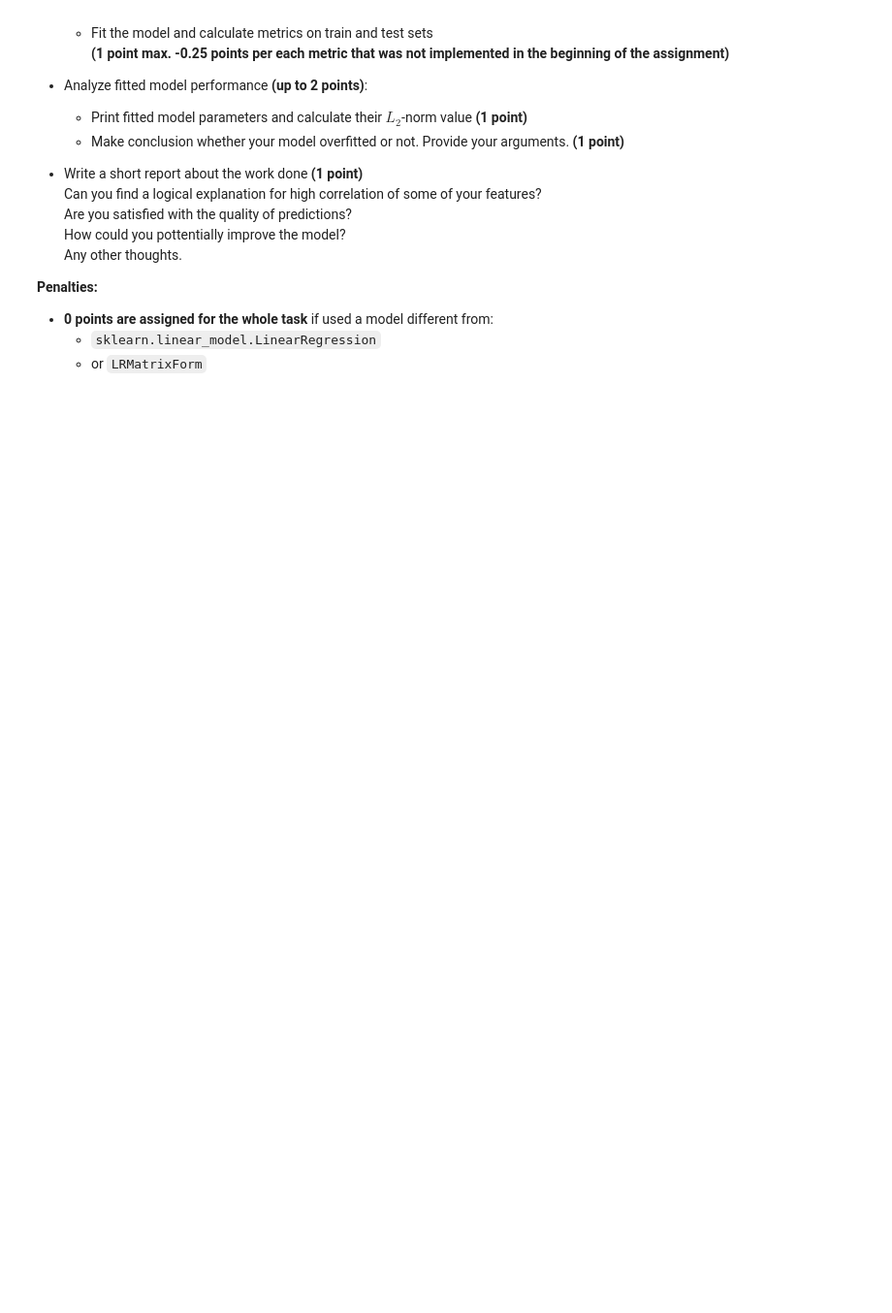
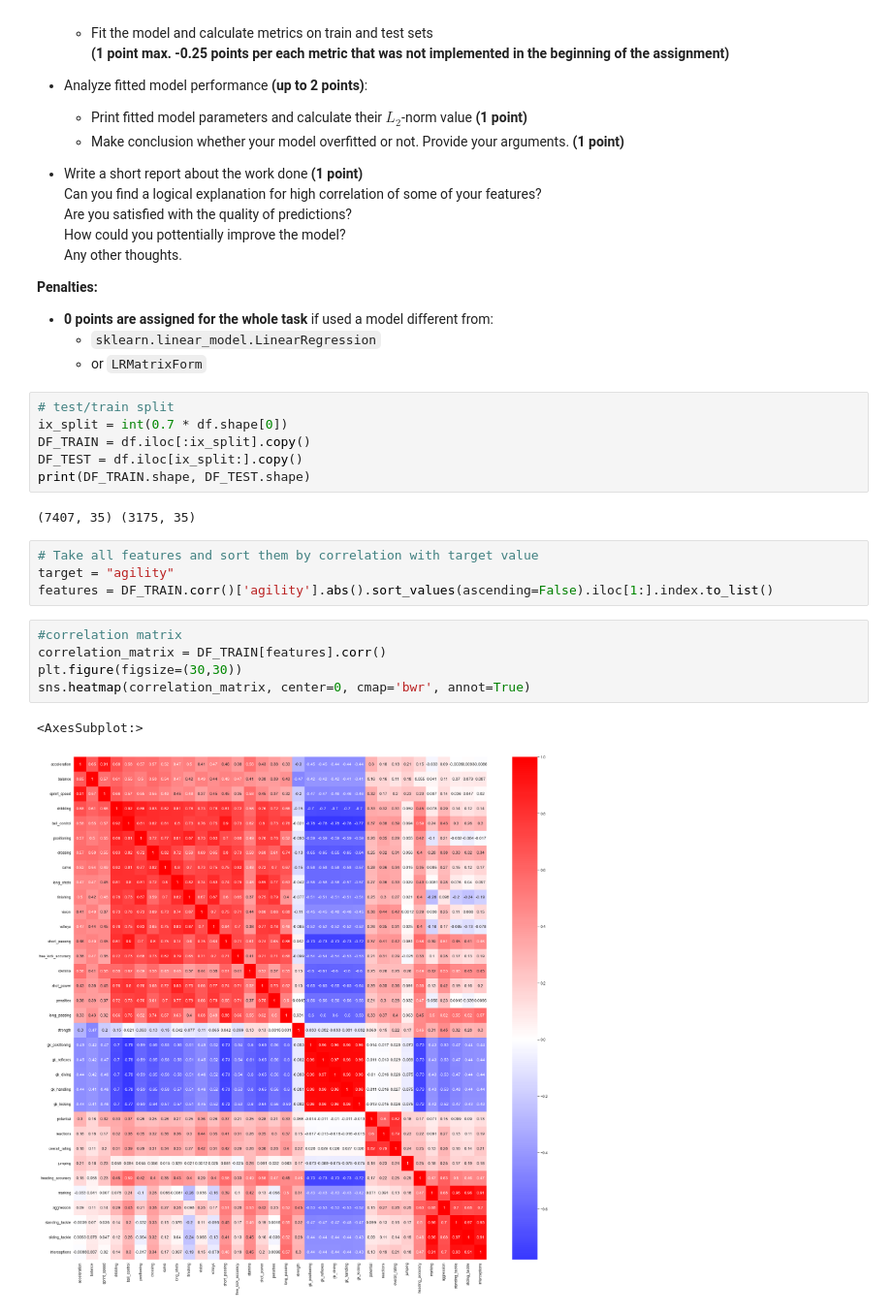
Before and after one commit to EvgenVer/RS_ml_course1, a Jupyter notebook: 3_linear_regression/linear_regression.ipynb, the cells around one changed output. Shown at 97% size. Drawn from its saved outputs; the diff is of its cells as text; blank space fills up the shorter version.

```diff
--- a/3_linear_regression/linear_regression.ipynb
+++ b/3_linear_regression/linear_regression.ipynb
@@ -1534,3 +1606,23 @@ Steps you need to follow:
 - **0 points are assigned for the whole task** if used a model different from:
     - `sklearn.linear_model.LinearRegression`
     - or `LRMatrixForm`
+# %%
+# test/train split
+ix_split = int(0.7 * df.shape[0])
+DF_TRAIN = df.iloc[:ix_split].copy()
+DF_TEST = df.iloc[ix_split:].copy()
+print(DF_TRAIN.shape, DF_TEST.shape)
+# %% [output]
+(7407, 35) (3175, 35)
+# %%
+# Take all features and sort them by correlation with target value
+target = "agility"
+features = DF_TRAIN.corr()['agility'].abs().sort_values(ascending=False).iloc[1:].index.to_list()
+# %%
+#correlation matrix
+correlation_matrix = DF_TRAIN[features].corr()
+plt.figure(figsize=(30,30))
+sns.heatmap(correlation_matrix, center=0, cmap='bwr', annot=True)
+# %% [output]
+<AxesSubplot:>
+[figure, added]
```
Also changed, not shown: parts of 29 cells of this notebook.
